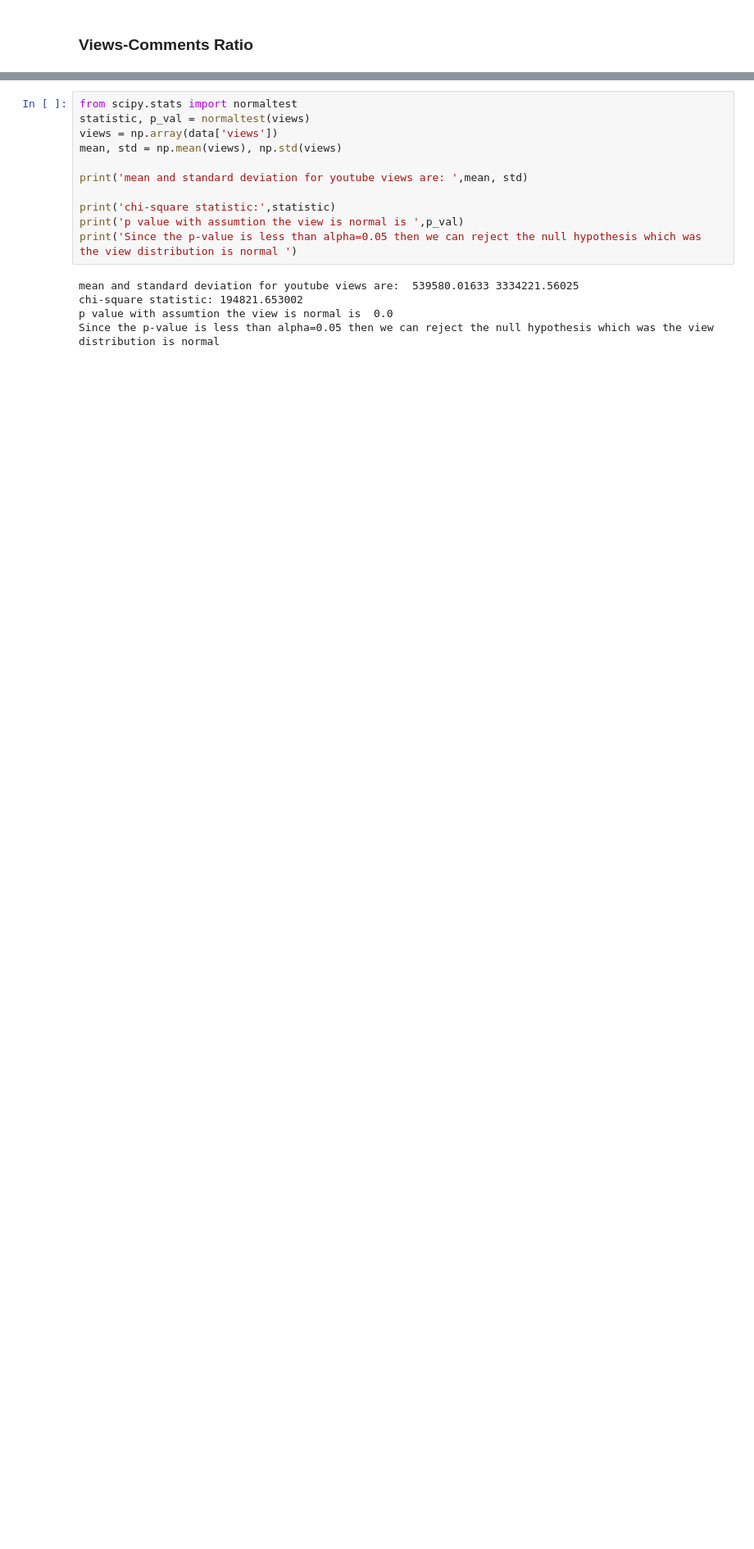
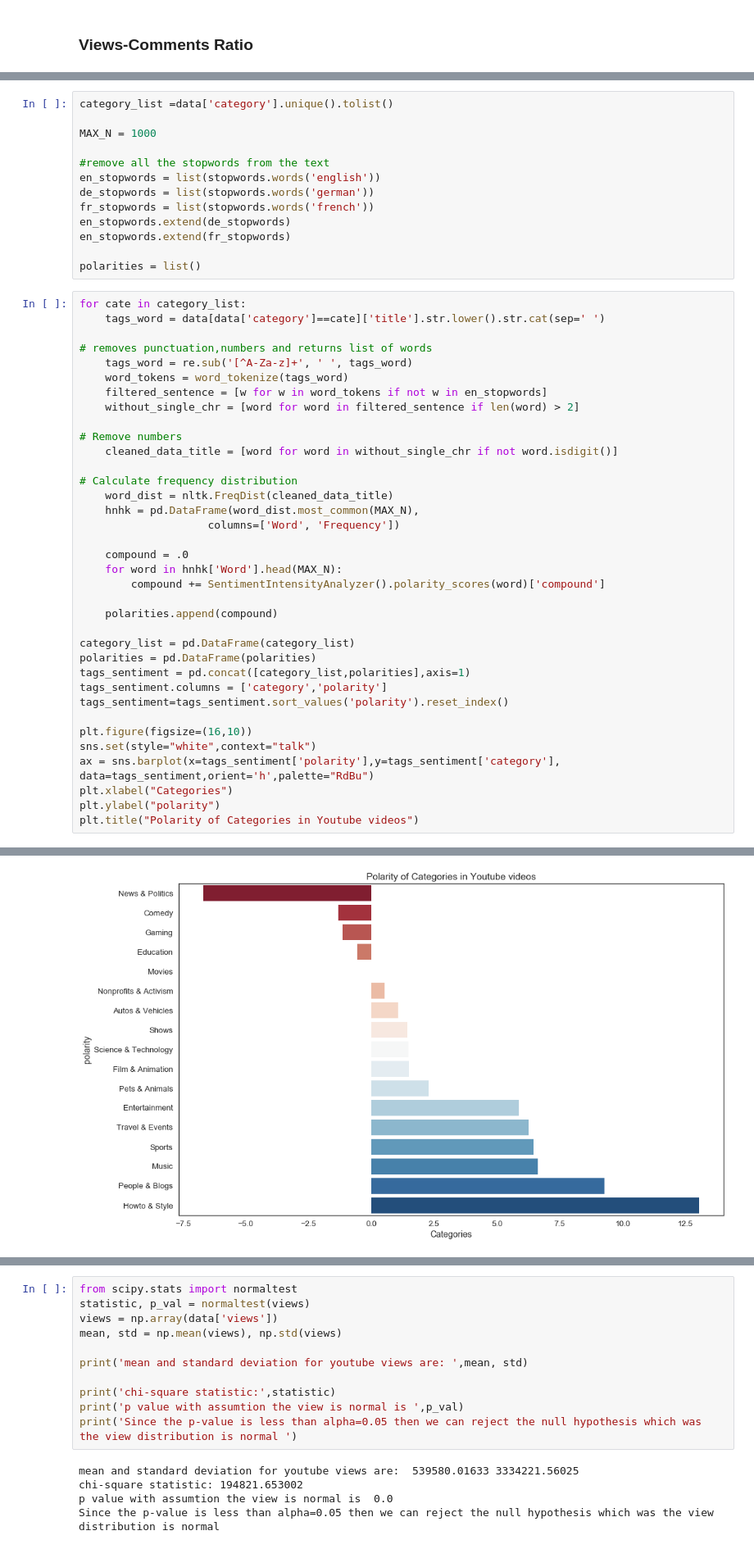
Before and after one commit to emami06/TrendingVideoYouTube, a Jupyter notebook: YouTube+EDA.ipynb, the cells around one changed output, grey strips where cells are left out. Shown at 82% size. Saved outputs shown, nothing was run; the diff lists cells and outputs as text; blank space fills up the shorter version.

```diff
--- a/YouTube+EDA.ipynb
+++ b/YouTube+EDA.ipynb
@@ -532,0 +464,50 @@ plt.show()
+# %%
+category_list =data['category'].unique().tolist()
+
+MAX_N = 1000
+
+#remove all the stopwords from the text
+en_stopwords = list(stopwords.words('english'))
+de_stopwords = list(stopwords.words('german'))
+fr_stopwords = list(stopwords.words('french'))
+en_stopwords.extend(de_stopwords)
+en_stopwords.extend(fr_stopwords)
+
+polarities = list()
+# %%
+for cate in category_list:
+    tags_word = data[data['category']==cate]['title'].str.lower().str.cat(sep=' ')
+
+# removes punctuation,numbers and returns list of words
+    tags_word = re.sub('[^A-Za-z]+', ' ', tags_word)
+    word_tokens = word_tokenize(tags_word)
+    filtered_sentence = [w for w in word_tokens if not w in en_stopwords]
+    without_single_chr = [word for word in filtered_sentence if len(word) > 2]
+
+# Remove numbers
+    cleaned_data_title = [word for word in without_single_chr if not word.isdigit()]
+
+# Calculate frequency distribution
+    word_dist = nltk.FreqDist(cleaned_data_title)
+    hnhk = pd.DataFrame(word_dist.most_common(MAX_N),
+                    columns=['Word', 'Frequency'])
+
+    compound = .0
+    for word in hnhk['Word'].head(MAX_N):
+        compound += SentimentIntensityAnalyzer().polarity_scores(word)['compound']
+
+    polarities.append(compound)
+
+category_list = pd.DataFrame(category_list)
+polarities = pd.DataFrame(polarities)
+tags_sentiment = pd.concat([category_list,polarities],axis=1)
+tags_sentiment.columns = ['category','polarity']
+tags_sentiment=tags_sentiment.sort_values('polarity').reset_index()
+
+plt.figure(figsize=(16,10))
+sns.set(style="white",context="talk")
+ax = sns.barplot(x=tags_sentiment['polarity'],y=tags_sentiment['category'], data=tags_sentiment,orient='h',palette="RdBu")
+plt.xlabel("Categories")
+plt.ylabel("polarity")
+plt.title("Polarity of Categories in Youtube videos")
+# %% [output]
@@ -532,0 +515 @@ plt.show()
+[figure, added]
```
Also changed, not shown: parts of 16 cells of this notebook.
